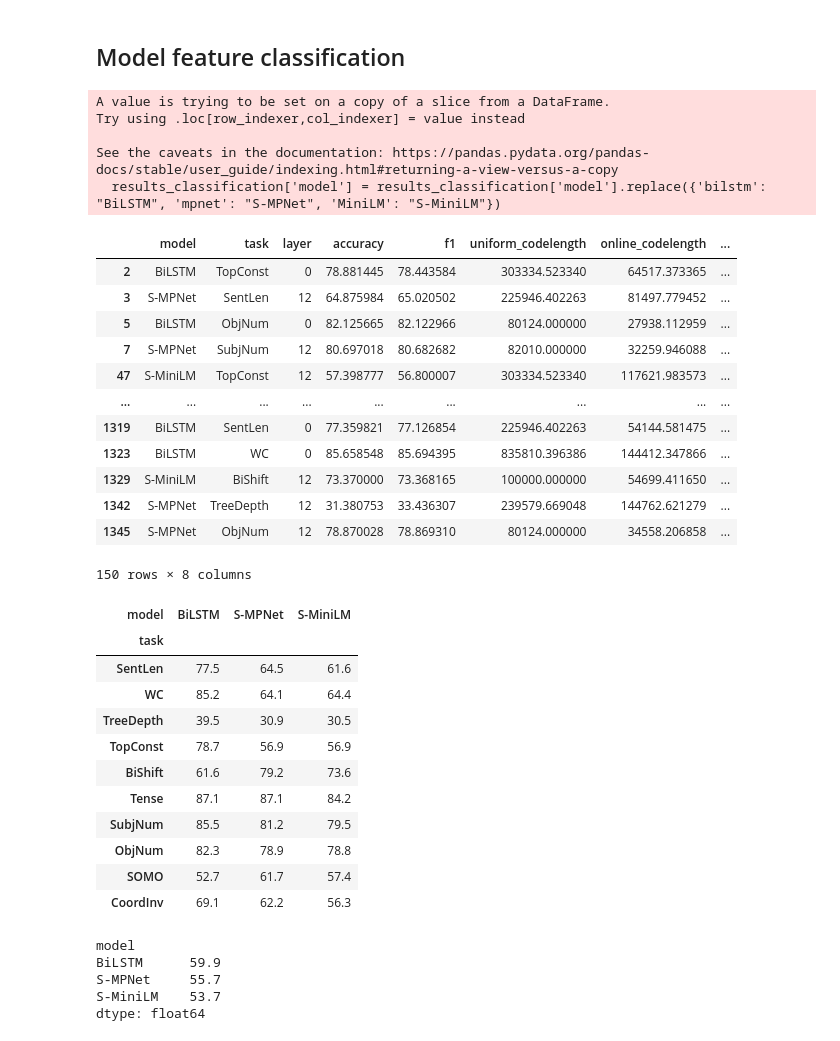
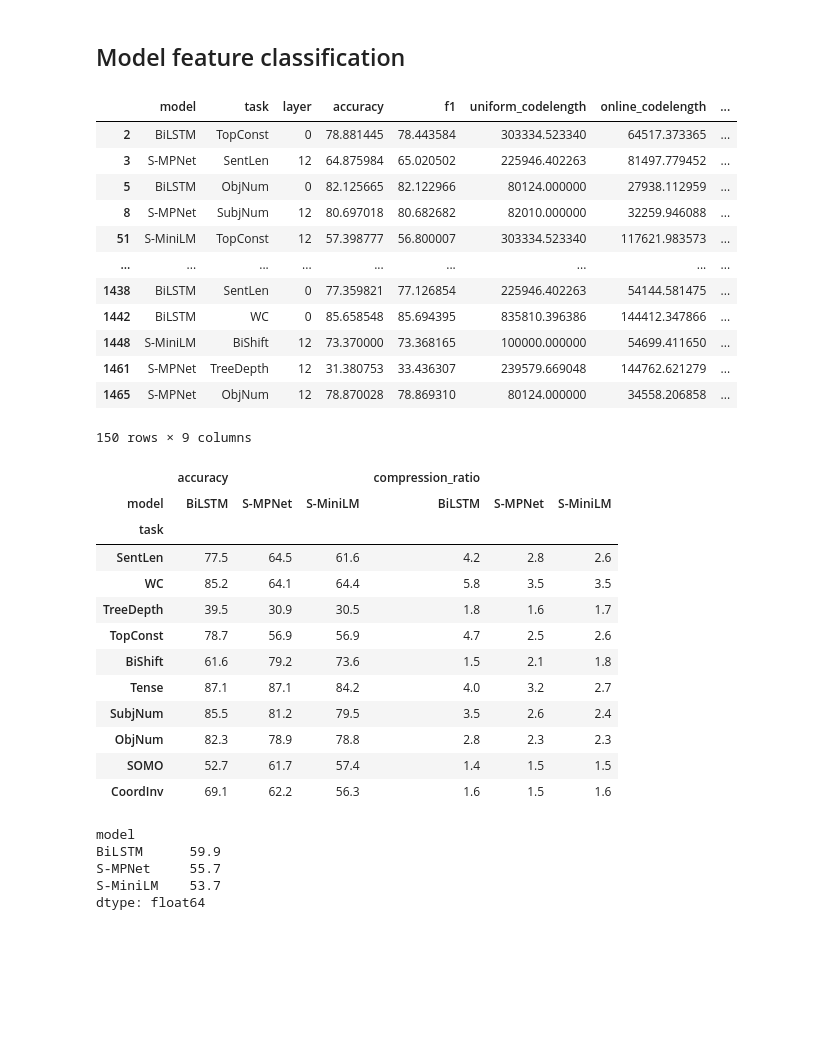
Before and after one commit to urbikn/probing-sentence-transformers-project, a Jupyter notebook: results_analysis.ipynb, the cells around one changed output. Cells and saved outputs as stored; diff of their text form; code cells hidden in the pictures; blank space fills up the shorter version.

```diff
--- a/results_analysis.ipynb
+++ b/results_analysis.ipynb
@@ -16,6 +16,7 @@ results_dict = {
     'uniform_codelength': [],
     'online_codelength': [],
     'compression_ratio': [],
+    'pca': []
 }
 
 # Dictionary to map task names to human-readable names
@@ -36,8 +37,13 @@ task_dict = {
 for file in results_files:
     with open(results_folder + file, 'r') as f:
         filename = file.split('-')
-        task, model, layer = filename[0], filename[1], filename[-2]
 
+        if 'pca' in filename:
+            pca = True
+            task, model, layer = filename[0], filename[1], filename[-3]
+        else:
+            pca = False
+            task, model, layer = filename[0], filename[1], filename[-2]
         task = task_dict[task]
 
         data = json.load(f)
@@ -57,6 +63,7 @@ for file in results_files:
         accuracy *= 100
         macro_f1 *= 100
 
+        results_dict['pca'].append(pca)
         results_dict['model'].append(model)
         results_dict['task'].append(task)
         results_dict['layer'].append(layer)
@@ -67,3 +74,7 @@ for file in results_files:
         results_dict['compression_ratio'].append(compression_ratio)
 
 results = pd.DataFrame(results_dict)
+
+# Turn pca column into boolean
+results = results.astype({'pca': 'bool'})
+results
@@ -113,51 +138,49 @@ MiniLM CoordInv
 ## Model feature classification
 # %%
 # Get values only from the last layer of each model
-results_classification = results.query("(model == 'bilstm') | (model != 'bilstm' & layer == 12)" )
+results_classification = results.query("(model == 'bilstm') | (model != 'bilstm' & layer == 12)" ).query("pca == False")
 
 # Rename model names
 results_classification['model'] = results_classification['model'].replace({'bilstm': "BiLSTM", 'mpnet': "S-MPNet", 'MiniLM': "S-MiniLM"})
 
 results_classification
 # %% [output]
+|  | model | task | layer | accuracy | f1 | uniform_codelength | online_codelength | ... |
+| 2 | BiLSTM | TopConst | 0 | 78.881445 | 78.443584 | 303334.523340 | 64517.373365 | ... |
+| 3 | S-MPNet | SentLen | 12 | 64.875984 | 65.020502 | 225946.402263 | 81497.779452 | ... |
+| 5 | BiLSTM | ObjNum | 0 | 82.125665 | 82.122966 | 80124.000000 | 27938.112959 | ... |
+| 8 | S-MPNet | SubjNum | 12 | 80.697018 | 80.682682 | 82010.000000 | 32259.946088 | ... |
+| 51 | S-MiniLM | TopConst | 12 | 57.398777 | 56.800007 | 303334.523340 | 117621.983573 | ... |
+| ... | ... | ... | ... | ... | ... | ... | ... | ... |
+| 1438 | BiLSTM | SentLen | 0 | 77.359821 | 77.126854 | 225946.402263 | 54144.581475 | ... |
+| 1442 | BiLSTM | WC | 0 | 85.658548 | 85.694395 | 835810.396386 | 144412.347866 | ... |
+| 1448 | S-MiniLM | BiShift | 12 | 73.370000 | 73.368165 | 100000.000000 | 54699.411650 | ... |
+| 1461 | S-MPNet | TreeDepth | 12 | 31.380753 | 33.436307 | 239579.669048 | 144762.621279 | ... |
+| 1465 | S-MPNet | ObjNum | 12 | 78.870028 | 78.869310 | 80124.000000 | 34558.206858 | ... |
-A value is trying to be set on a copy of a slice from a DataFrame.
-Try using .loc[row_indexer,col_indexer] = value instead
-
-See the caveats in the documentation: https://pandas.pydata.org/pandas-docs/stable/user_guide/indexing.html#returning-a-view-versus-a-copy
-  results_classification['model'] = results_classification['model'].replace({'bilstm': "BiLSTM", 'mpnet': "S-MPNet", 'MiniLM': "S-MiniLM"})
+150 rows × 9 columns
-|  | model | task | layer | accuracy | f1 | uniform_codelength | online_codelength | ... |
-| 2 | BiLSTM | TopConst | 0 | 78.881445 | 78.443584 | 303334.523340 | 64517.373365 | ... |
-| 3 | S-MPNet | SentLen | 12 | 64.875984 | 65.020502 | 225946.402263 | 81497.779452 | ... |
-| 5 | BiLSTM | ObjNum | 0 | 82.125665 | 82.122966 | 80124.000000 | 27938.112959 | ... |
-| 7 | S-MPNet | SubjNum | 12 | 80.697018 | 80.682682 | 82010.000000 | 32259.946088 | ... |
-| 47 | S-MiniLM | TopConst | 12 | 57.398777 | 56.800007 | 303334.523340 | 117621.983573 | ... |
-| ... | ... | ... | ... | ... | ... | ... | ... | ... |
-| 1319 | BiLSTM | SentLen | 0 | 77.359821 | 77.126854 | 225946.402263 | 54144.581475 | ... |
-| 1323 | BiLSTM | WC | 0 | 85.658548 | 85.694395 | 835810.396386 | 144412.347866 | ... |
-| 1329 | S-MiniLM | BiShift | 12 | 73.370000 | 73.368165 | 100000.000000 | 54699.411650 | ... |
-| 1342 | S-MPNet | TreeDepth | 12 | 31.380753 | 33.436307 | 239579.669048 | 144762.621279 | ... |
-| 1345 | S-MPNet | ObjNum | 12 | 78.870028 | 78.869310 | 80124.000000 | 34558.206858 | ... |
-150 rows × 8 columns
 # %%
-table = results_classification.pivot_table(index='task', columns='model', values='accuracy', aggfunc='mean').round(1)
+table = results_classification.pivot_table(index='task', columns='model', values=['accuracy', 'compression_ratio'], aggfunc='mean').round(1)
 
 # Sort rows by task order
 task_order = list(task_dict.values())
 r = table.reindex(task_order)
+
+#jPrint as latex table with 1 decimal
 r
 # %% [output]
-| model | BiLSTM | S-MPNet | S-MiniLM |
-| task |  |  |  |
-| SentLen | 77.5 | 64.5 | 61.6 |
-| WC | 85.2 | 64.1 | 64.4 |
-| TreeDepth | 39.5 | 30.9 | 30.5 |
-| TopConst | 78.7 | 56.9 | 56.9 |
-| BiShift | 61.6 | 79.2 | 73.6 |
-| Tense | 87.1 | 87.1 | 84.2 |
-| SubjNum | 85.5 | 81.2 | 79.5 |
-| ObjNum | 82.3 | 78.9 | 78.8 |
-| SOMO | 52.7 | 61.7 | 57.4 |
-| CoordInv | 69.1 | 62.2 | 56.3 |
+|  | accuracy |  |  | compression_ratio |  |  |
+| model | BiLSTM | S-MPNet | S-MiniLM | BiLSTM | S-MPNet | S-MiniLM |
+| task |  |  |  |  |  |  |
+| SentLen | 77.5 | 64.5 | 61.6 | 4.2 | 2.8 | 2.6 |
+| WC | 85.2 | 64.1 | 64.4 | 5.8 | 3.5 | 3.5 |
+| TreeDepth | 39.5 | 30.9 | 30.5 | 1.8 | 1.6 | 1.7 |
+| TopConst | 78.7 | 56.9 | 56.9 | 4.7 | 2.5 | 2.6 |
+| BiShift | 61.6 | 79.2 | 73.6 | 1.5 | 2.1 | 1.8 |
+| Tense | 87.1 | 87.1 | 84.2 | 4.0 | 3.2 | 2.7 |
+| SubjNum | 85.5 | 81.2 | 79.5 | 3.5 | 2.6 | 2.4 |
+| ObjNum | 82.3 | 78.9 | 78.8 | 2.8 | 2.3 | 2.3 |
+| SOMO | 52.7 | 61.7 | 57.4 | 1.4 | 1.5 | 1.5 |
+| CoordInv | 69.1 | 62.2 | 56.3 | 1.6 | 1.5 | 1.6 |
 # %%
 # Get average accuracy for each model
 r.query("task == ['Tense', 'SubjNum', 'ObjNum', 'SOMO', 'CoordInv']").mean().round(1)
```
Also changed, not shown: parts of 6 cells of this notebook, 2 other files.
